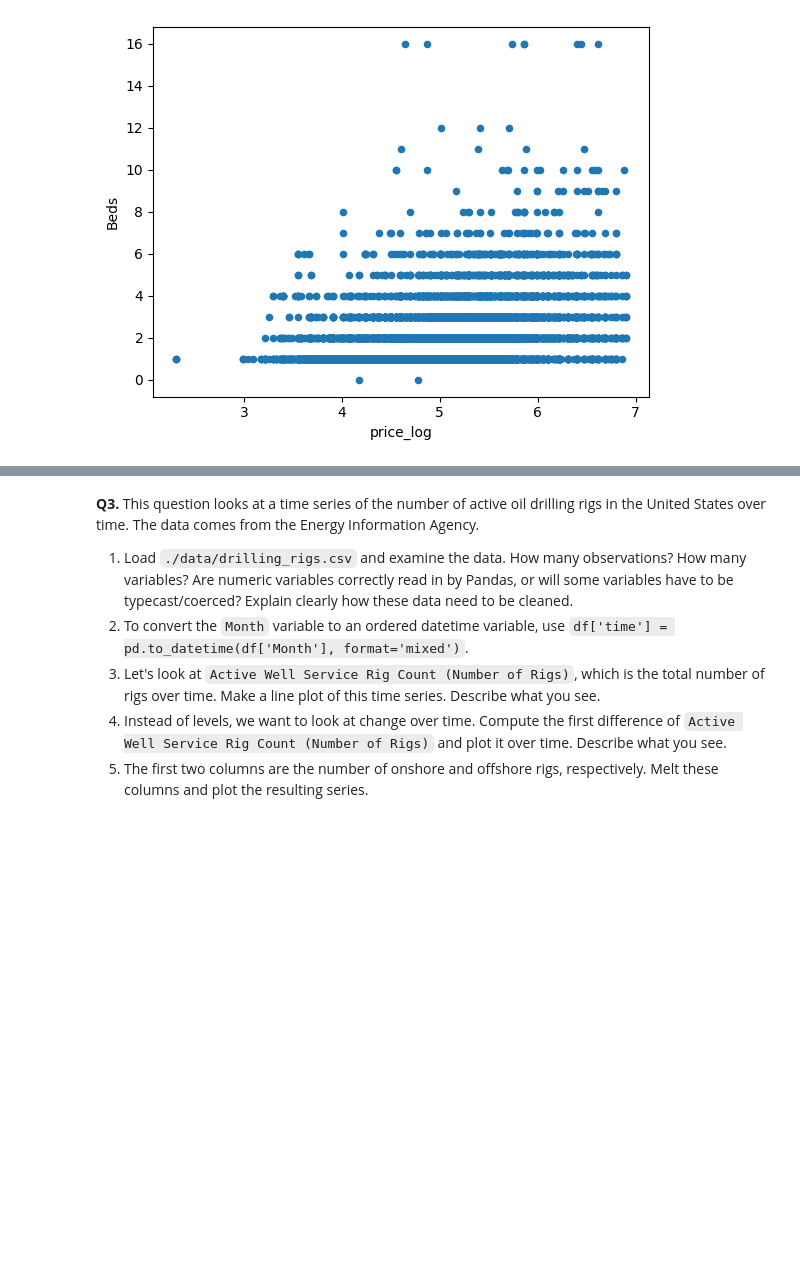
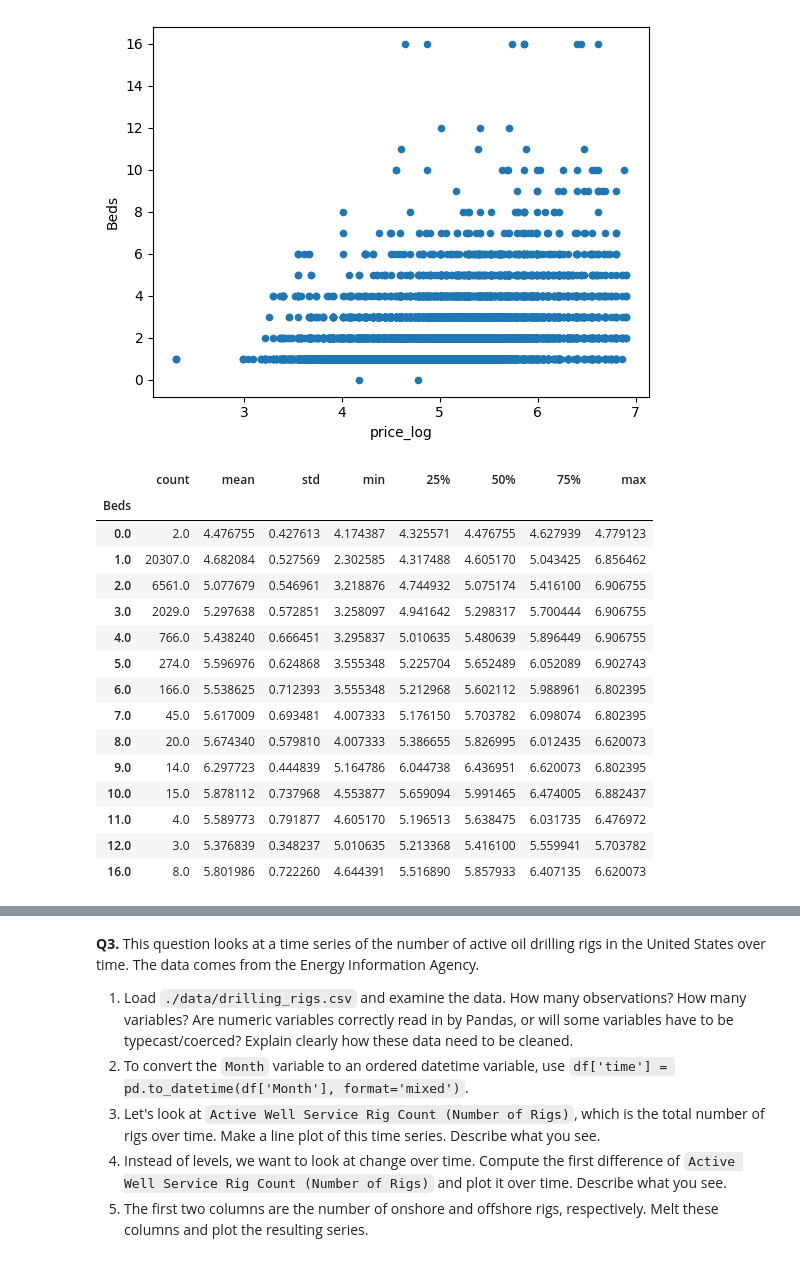
Before and after one commit to mchen899923/eda_assignment, a Jupyter notebook: assignment.ipynb, the cells around one changed output, grey strips where cells are left out. Saved outputs shown, nothing was run; the diff lists cells and outputs as text; code cells hidden in the pictures; blank space fills up the shorter version.

```diff
--- a/assignment.ipynb
+++ b/assignment.ipynb
@@ -195,3 +195,31 @@ airbnb_df.plot.scatter(x="price_log", y="Beds") #scatterplot of price_log and Be
 # %% [output]
 <Axes: xlabel='price_log', ylabel='Beds'>
 [figure]
+# %%
+descriptions_by_beds = airbnb_df.groupby("Beds")["price_log"].describe() #description of price_log conditional on Beds
+descriptions_by_beds
+
+# I noticed that as the number of beds increases, the average price also
+# increases too. However, I noticed that after 9 beds, the average price
+# actually decreases, getting to a low of about 5.38 before going back to 5.80.
+# In terms of the standard deviation, it continues to increase proportionally as
+# the number of bed increases. However, the std fluctuates around 7 to 10 beds,
+# decreasing to a low of 0.44 before increasing to 0.74. It continues along this
+# pattern, decreasing to 0.35 at 12 beds before increasing to 0.72 at 16 beds.
+# %% [output]
+|  | count | mean | std | min | 25% | 50% | 75% | max |
+| Beds |  |  |  |  |  |  |  |  |
+| 0.0 | 2.0 | 4.476755 | 0.427613 | 4.174387 | 4.325571 | 4.476755 | 4.627939 | 4.779123 |
+| 1.0 | 20307.0 | 4.682084 | 0.527569 | 2.302585 | 4.317488 | 4.605170 | 5.043425 | 6.856462 |
+| 2.0 | 6561.0 | 5.077679 | 0.546961 | 3.218876 | 4.744932 | 5.075174 | 5.416100 | 6.906755 |
+| 3.0 | 2029.0 | 5.297638 | 0.572851 | 3.258097 | 4.941642 | 5.298317 | 5.700444 | 6.906755 |
+| 4.0 | 766.0 | 5.438240 | 0.666451 | 3.295837 | 5.010635 | 5.480639 | 5.896449 | 6.906755 |
+| 5.0 | 274.0 | 5.596976 | 0.624868 | 3.555348 | 5.225704 | 5.652489 | 6.052089 | 6.902743 |
+| 6.0 | 166.0 | 5.538625 | 0.712393 | 3.555348 | 5.212968 | 5.602112 | 5.988961 | 6.802395 |
+| 7.0 | 45.0 | 5.617009 | 0.693481 | 4.007333 | 5.176150 | 5.703782 | 6.098074 | 6.802395 |
+| 8.0 | 20.0 | 5.674340 | 0.579810 | 4.007333 | 5.386655 | 5.826995 | 6.012435 | 6.620073 |
+| 9.0 | 14.0 | 6.297723 | 0.444839 | 5.164786 | 6.044738 | 6.436951 | 6.620073 | 6.802395 |
+| 10.0 | 15.0 | 5.878112 | 0.737968 | 4.553877 | 5.659094 | 5.991465 | 6.474005 | 6.882437 |
+| 11.0 | 4.0 | 5.589773 | 0.791877 | 4.605170 | 5.196513 | 5.638475 | 6.031735 | 6.476972 |
+| 12.0 | 3.0 | 5.376839 | 0.348237 | 5.010635 | 5.213368 | 5.416100 | 5.559941 | 5.703782 |
+| 16.0 | 8.0 | 5.801986 | 0.722260 | 4.644391 | 5.516890 | 5.857933 | 6.407135 | 6.620073 |
```
Also changed, not shown: parts of 3 cells of this notebook.
